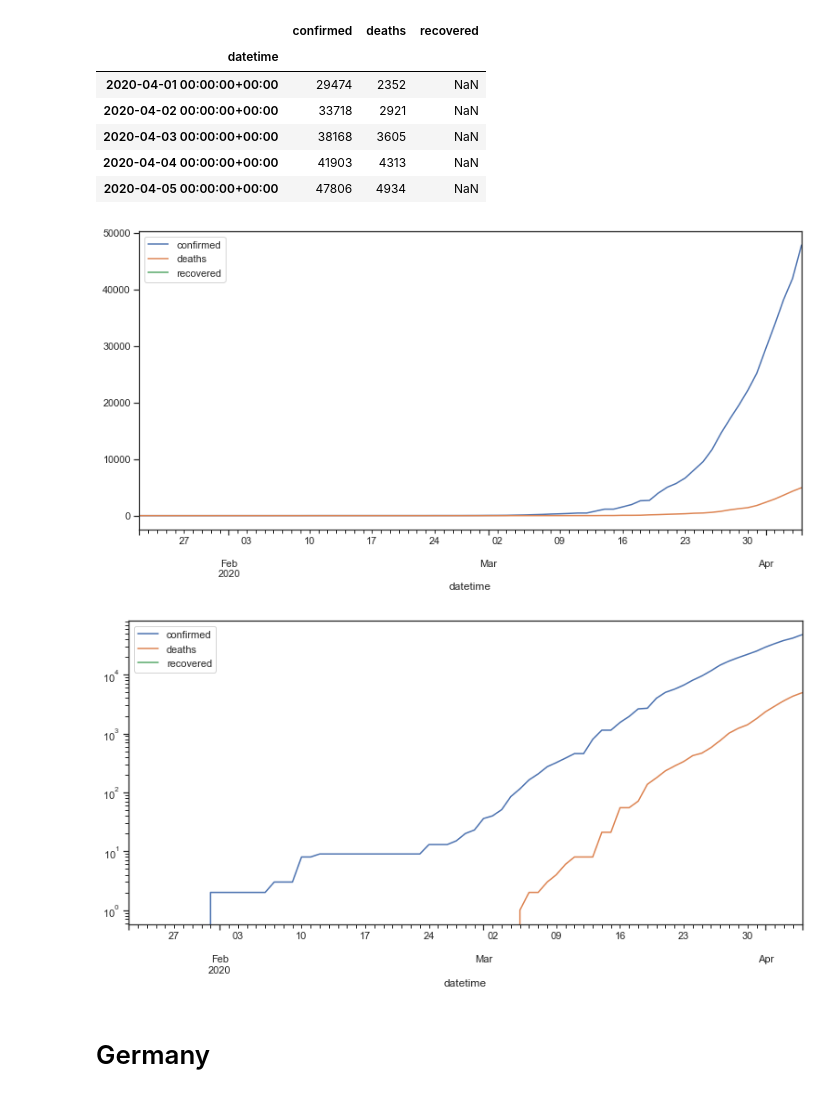
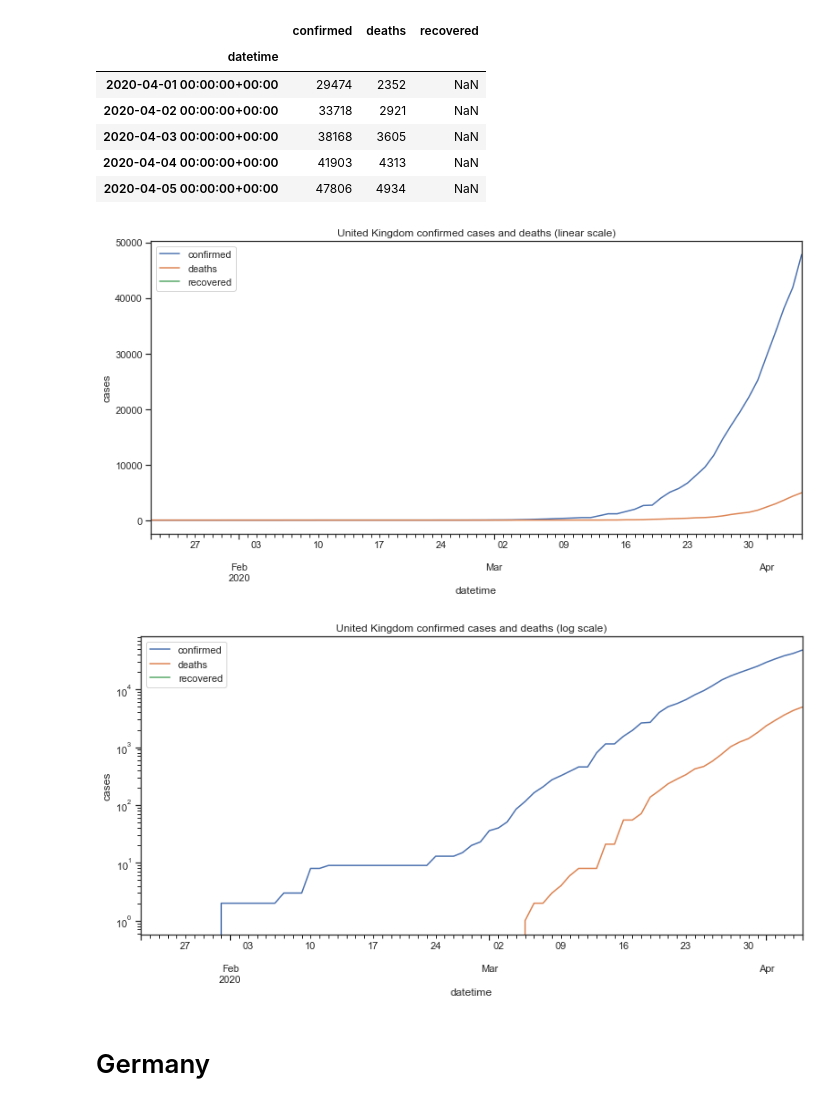
Before and after one commit to wdbm/COVID-19, a Jupyter notebook: COVID-19_a9fca423.ipynb, the cells around one changed output. Cells and saved outputs as stored; diff of their text form; code cells hidden in the pictures.

```diff
--- a/COVID-19_a9fca423.ipynb
+++ b/COVID-19_a9fca423.ipynb
@@ -223,12 +223,12 @@ location.tail()
 | 2020-04-03 00:00:00+00:00 | 38168 | 3605 | NaN |
 | 2020-04-04 00:00:00+00:00 | 41903 | 4313 | NaN |
 | 2020-04-05 00:00:00+00:00 | 47806 | 4934 | NaN |
-# %%
-location.plot();
-location.plot(logy=True);
-# %% [output]
-[figure, removed]
-[figure, removed]
+# %%
+location.plot(title=location_name+' confirmed cases and deaths (linear scale)'); plt.ylabel('cases');
+location.plot(title=location_name+' confirmed cases and deaths (log scale)', logy=True); plt.ylabel('cases');
+# %% [output]
+[figure, added]
+[figure, added]
 # %% [markdown]
 # Germany
 # %%
```
Also changed, not shown: parts of 5 cells of this notebook.
